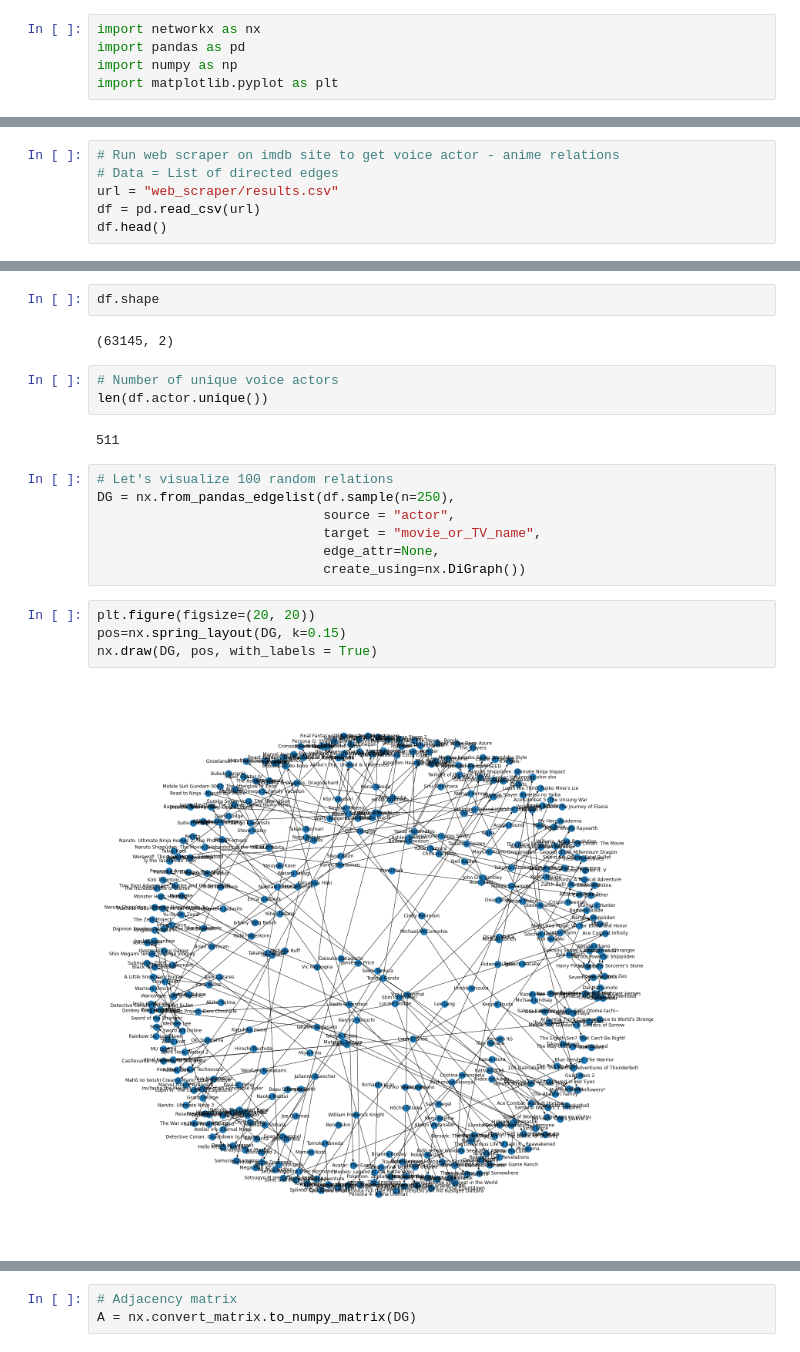
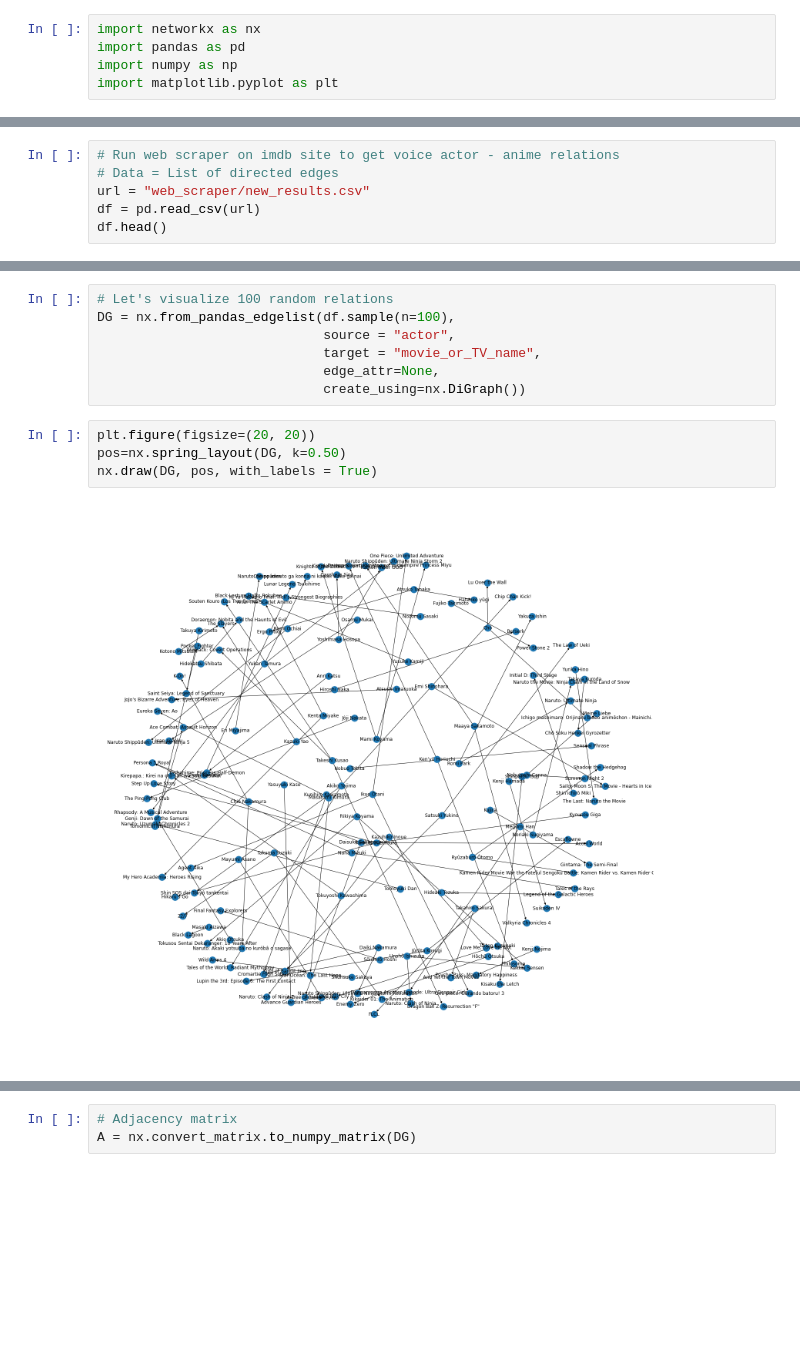
Before and after one commit to qianzach/PIC16B_Project, a Jupyter notebook: Test.ipynb, the cells around one changed output, grey strips where cells are left out. Cells and saved outputs as stored; diff of their text form; blank space fills up the shorter version.

```diff
--- a/Test.ipynb
+++ b/Test.ipynb
@@ -10,7 +98,7 @@ import matplotlib.pyplot as plt
 # %%
 # Run web scraper on imdb site to get voice actor - anime relations
 # Data = List of directed edges
-url = "web_scraper/results.csv"
+url = "web_scraper/new_results.csv"
 df = pd.read_csv(url)
 df.head()
 # %% [output]
@@ -23,23 +111,14 @@ df.head()
-# %%
-df.shape
-# %% [output]
-(63145, 2)
-# %%
-# Number of unique voice actors
-len(df.actor.unique())
-# %% [output]
-511
 # %%
 # Let's visualize 100 random relations
-DG = nx.from_pandas_edgelist(df.sample(n=250),
+DG = nx.from_pandas_edgelist(df.sample(n=100),
                              source = "actor",
                              target = "movie_or_TV_name",
                              edge_attr=None,
                              create_using=nx.DiGraph())
 # %%
 plt.figure(figsize=(20, 20))
-pos=nx.spring_layout(DG, k=0.15)
+pos=nx.spring_layout(DG, k=0.50)
 nx.draw(DG, pos, with_labels = True)
 # %% [output]
-[figure, old version]
+[figure, new version]
 # %% [markdown]
```
Also changed, not shown: parts of 17 cells of this notebook.
